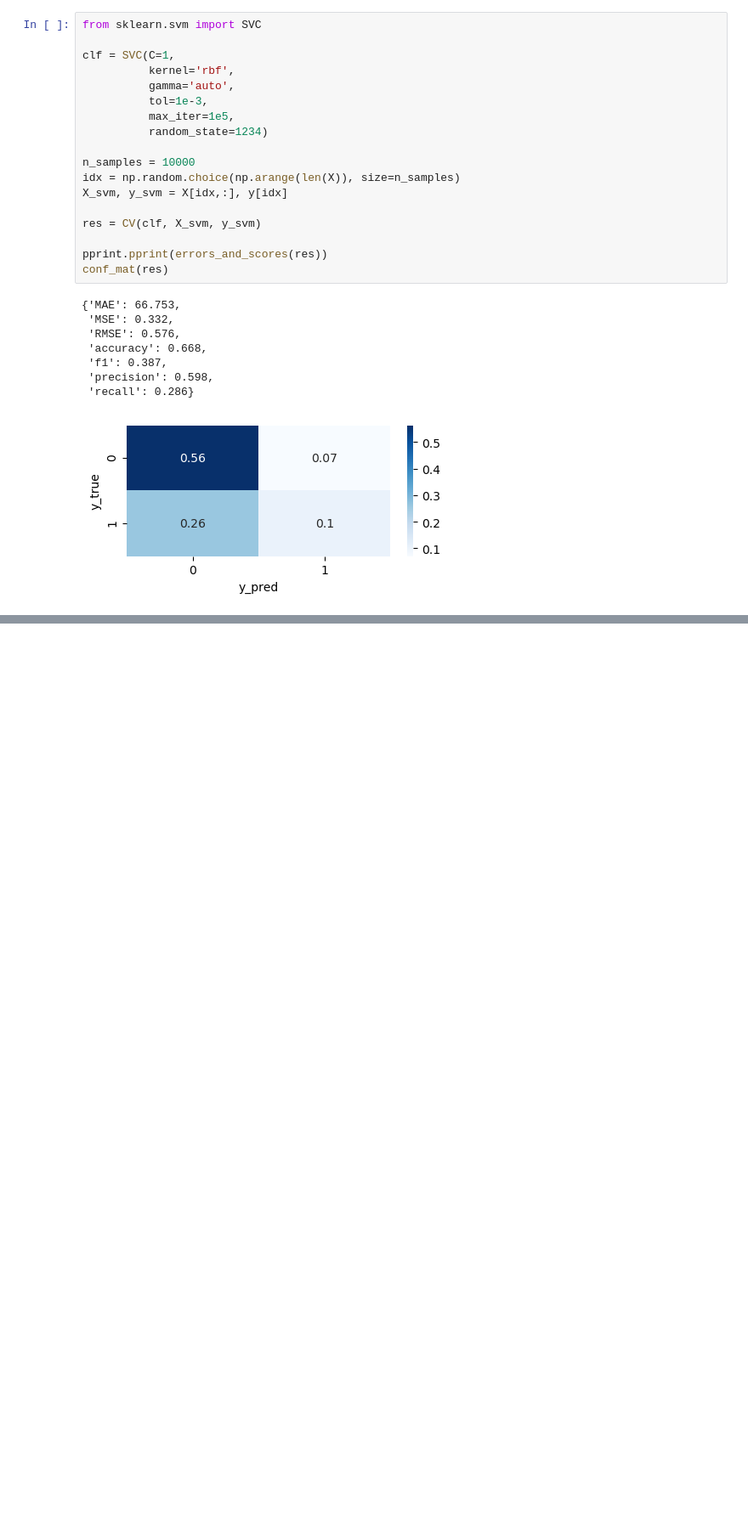
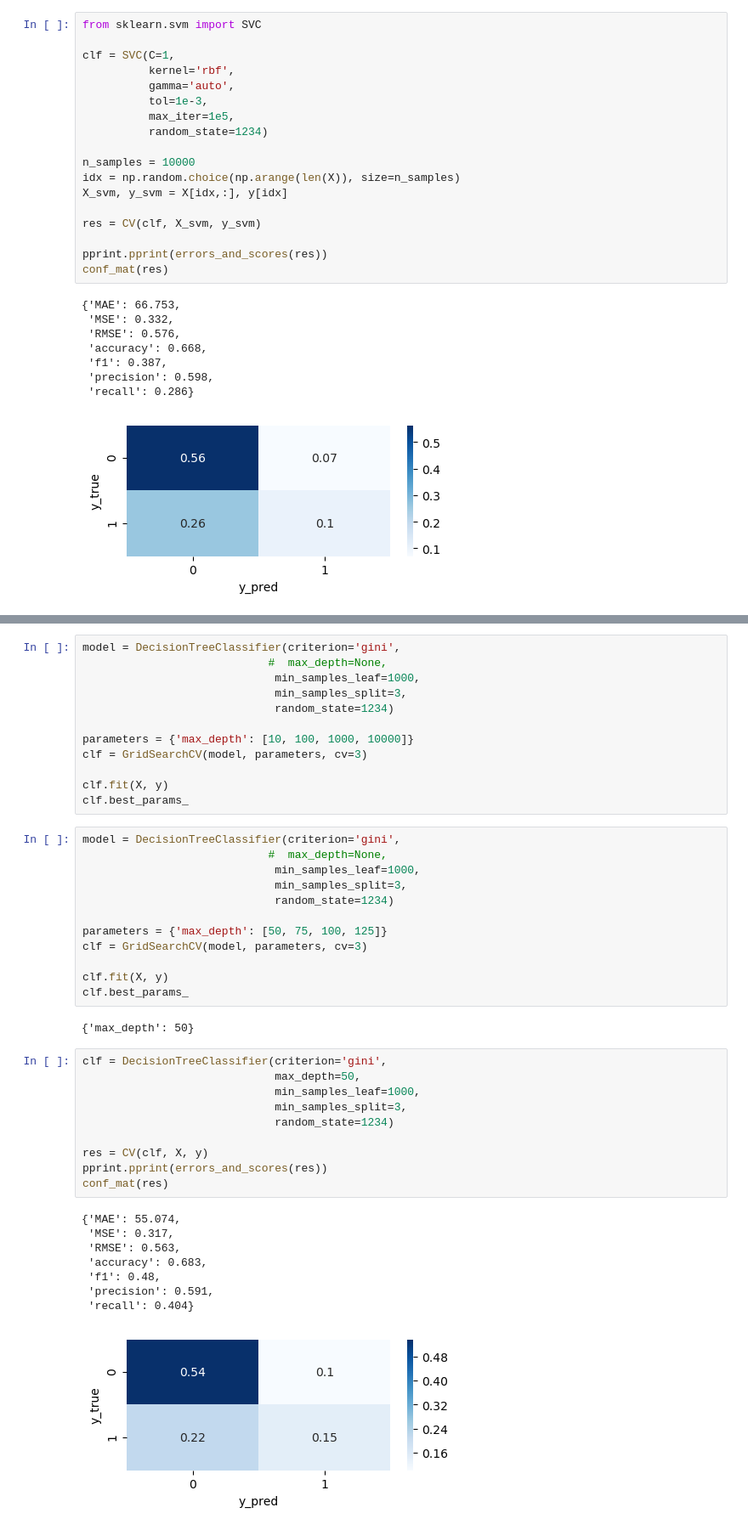
Before and after one commit to masam101376/kickstarter-projects, a Jupyter notebook: practice_marged.ipynb, the cells around one changed output, grey strips where cells are left out. Shown at 85% size. Drawn from its saved outputs; the diff is of its cells as text; blank space fills up the shorter version.

```diff
--- a/practice_marged.ipynb
+++ b/practice_marged.ipynb
@@ -703,0 +723,45 @@ clf.predict
+# %%
+model = DecisionTreeClassifier(criterion='gini',
+                            #  max_depth=None,
+                             min_samples_leaf=1000,
+                             min_samples_split=3,
+                             random_state=1234)
+
+parameters = {'max_depth': [10, 100, 1000, 10000]}
+clf = GridSearchCV(model, parameters, cv=3)
+
+clf.fit(X, y)
+clf.best_params_
+# %%
+model = DecisionTreeClassifier(criterion='gini',
+                            #  max_depth=None,
+                             min_samples_leaf=1000,
+                             min_samples_split=3,
+                             random_state=1234)
+
+parameters = {'max_depth': [50, 75, 100, 125]}
+clf = GridSearchCV(model, parameters, cv=3)
+
+clf.fit(X, y)
+clf.best_params_
+# %% [output]
+{'max_depth': 50}
+# %%
+clf = DecisionTreeClassifier(criterion='gini',
+                             max_depth=50,
+                             min_samples_leaf=1000,
+                             min_samples_split=3,
+                             random_state=1234)
+
+res = CV(clf, X, y)
+pprint.pprint(errors_and_scores(res))
+conf_mat(res)
+# %% [output]
+{'MAE': 55.074,
+ 'MSE': 0.317,
+ 'RMSE': 0.563,
+ 'accuracy': 0.683,
+ 'f1': 0.48,
+ 'precision': 0.591,
+ 'recall': 0.404}
+[figure, added]
```
Also changed, not shown: parts of 22 cells of this notebook.
